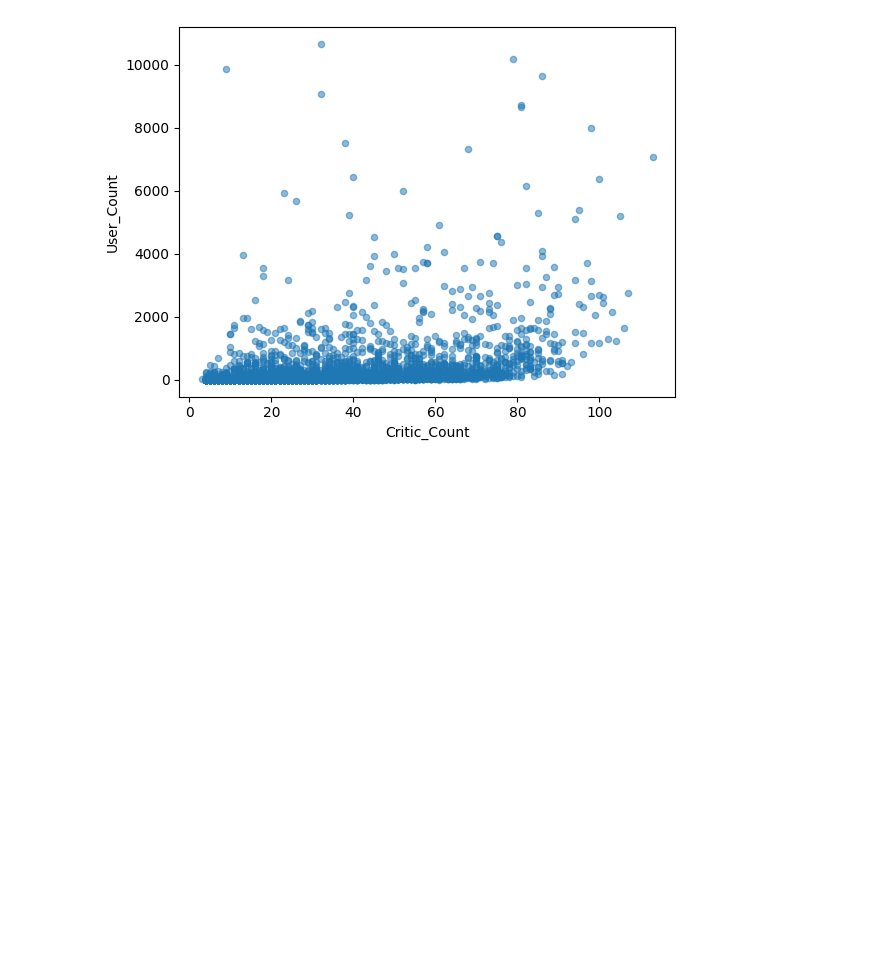
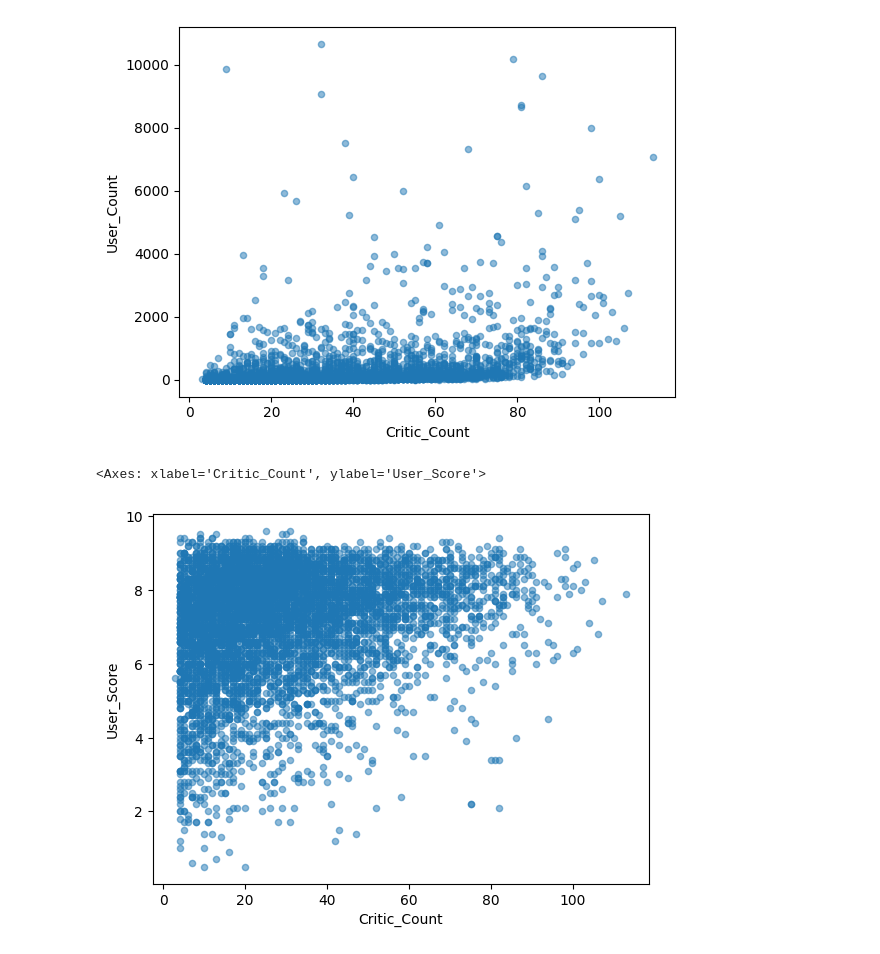
Before and after one commit to TimoSR/AI-Mandatory-1, a Jupyter notebook: Tobias/StatisticAnalysisOfVideoGameData.ipynb, the cells around one changed output. Saved outputs shown, nothing was run; the diff lists cells and outputs as text; code cells hidden in the pictures; blank space fills up the shorter version.

```diff
--- a/Tobias/StatisticAnalysisOfVideoGameData.ipynb
+++ b/Tobias/StatisticAnalysisOfVideoGameData.ipynb
@@ -159,3 +159,8 @@ video_games.plot(kind="scatter", x ="Critic_Count", y="User_Count", alpha= 0.5)
 # %% [output]
 <Axes: xlabel='Critic_Count', ylabel='User_Count'>
 [figure]
+# %%
+data_no_cat.plot(kind="scatter", x ="Critic_Count", y="User_Score", alpha= 0.5)
+# %% [output]
+<Axes: xlabel='Critic_Count', ylabel='User_Score'>
+[figure, added]
```
Also changed, not shown: parts of 7 cells of this notebook, 3 other files.
